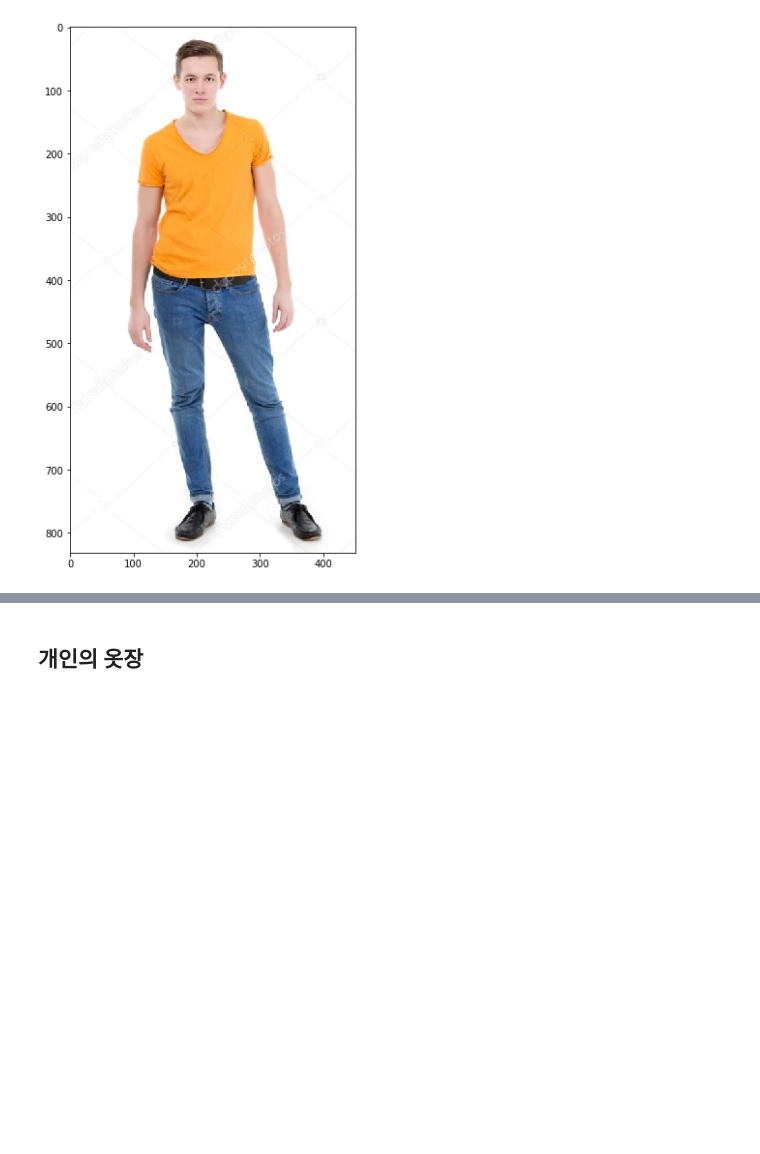
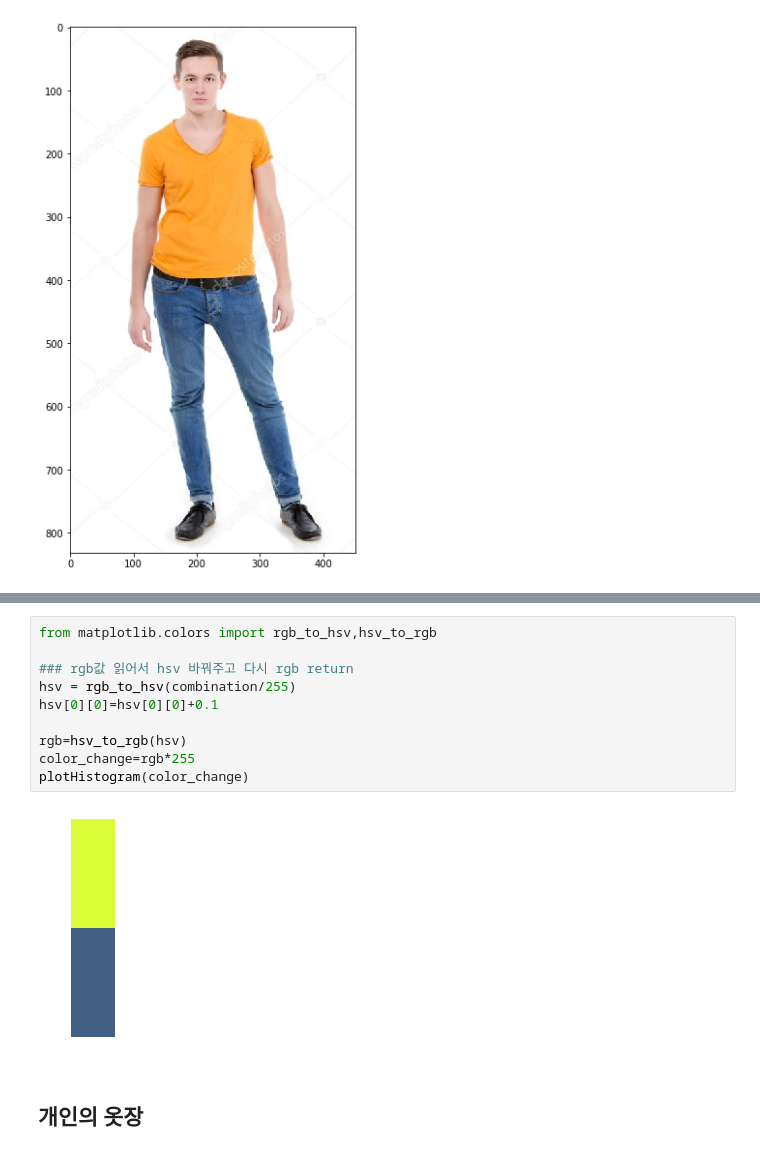
Before and after one commit to limaries30/pyfashion, a Jupyter notebook: recommendation/color_based_rec.ipynb, the cells around one changed output, grey strips where cells are left out. Drawn from its saved outputs; the diff is of its cells as text; blank space fills up the shorter version.

```diff
--- a/recommendation/color_based_rec.ipynb
+++ b/recommendation/color_based_rec.ipynb
@@ -190,3 +228,15 @@ plt.imshow(image)
+# %%
+from matplotlib.colors import rgb_to_hsv,hsv_to_rgb
+
+### rgb값 읽어서 hsv 바꿔주고 다시 rgb return
+hsv = rgb_to_hsv(combination/255)
+hsv[0][0]=hsv[0][0]+0.1
+
+rgb=hsv_to_rgb(hsv)
+color_change=rgb*255
+plotHistogram(color_change)
+# %% [output]
+[figure, added]
 # %% [markdown]
 ## 개인의 옷장
 # %% [markdown]
```
Also changed, not shown: parts of 8 cells of this notebook.
